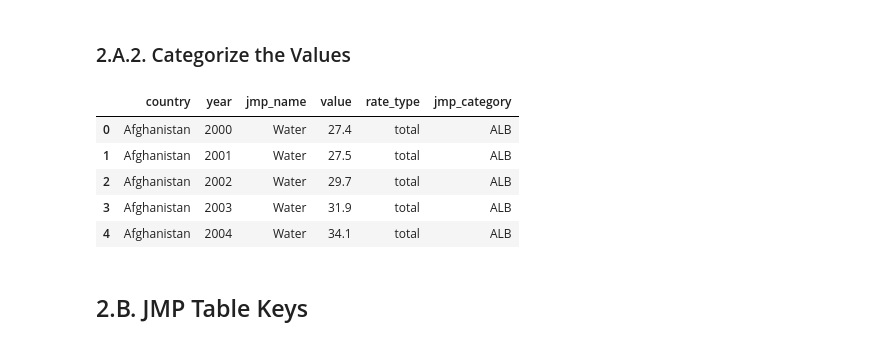
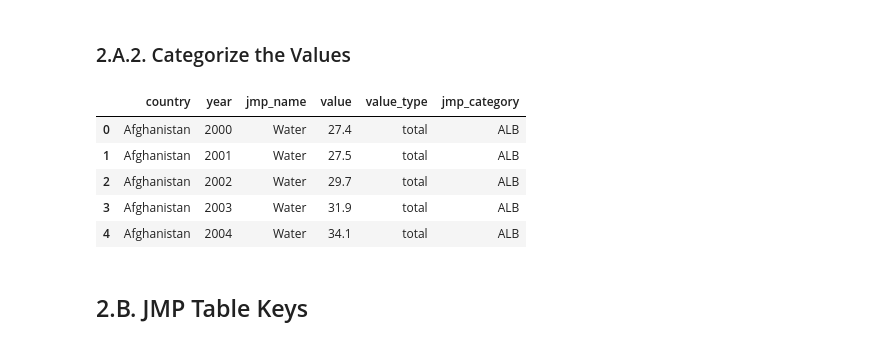
Before and after one commit to akvo/wash-futures-explorer, a Jupyter notebook: doc/table-proposal.ipynb, the cells around one changed output. Drawn from its saved outputs; the diff is of its cells as text; code cells hidden in the pictures.

```diff
--- a/doc/table-proposal.ipynb
+++ b/doc/table-proposal.ipynb
@@ -105,16 +105,16 @@ data.head()
 # %%
 data_melted = pd.melt(
     data,
     id_vars=['country', 'year', 'jmp_name'],  # columns to keep
     var_name='variable',  # melted
     value_name='value' # values
 )
-data_melted['rate_type'] = data_melted['variable'].apply(lambda x: 'total' if 'total' in x else 'annual_rate_change')
+data_melted['value_type'] = data_melted['variable'].apply(lambda x: 'total' if 'total' in x else 'annual_rate_change')
 data_melted['jmp_category'] = data_melted['variable'].apply(lambda x: 'ALB' if 'ALB' in x else 'SM')
 data_melted = data_melted.drop(columns=['variable'])
 data_melted.head()
 # %% [output]
-|  | country | year | jmp_name | value | rate_type | jmp_category |
+|  | country | year | jmp_name | value | value_type | jmp_category |
 | 0 | Afghanistan | 2000 | Water | 27.4 | total | ALB |
 | 1 | Afghanistan | 2001 | Water | 27.5 | total | ALB |
 | 2 | Afghanistan | 2002 | Water | 29.7 | total | ALB |
```
Also changed, not shown: parts of 18 cells of this notebook, 9 other files.
